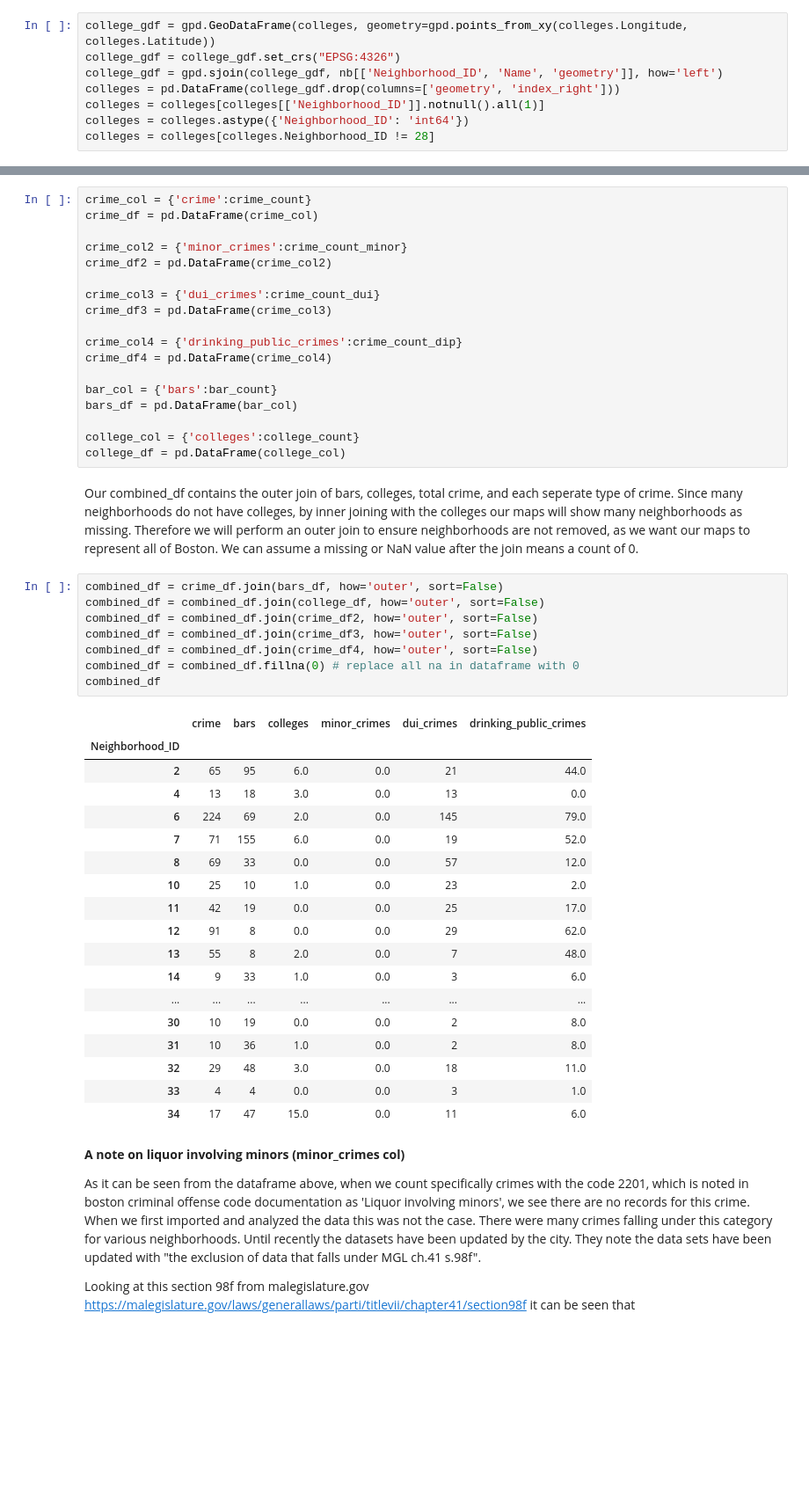
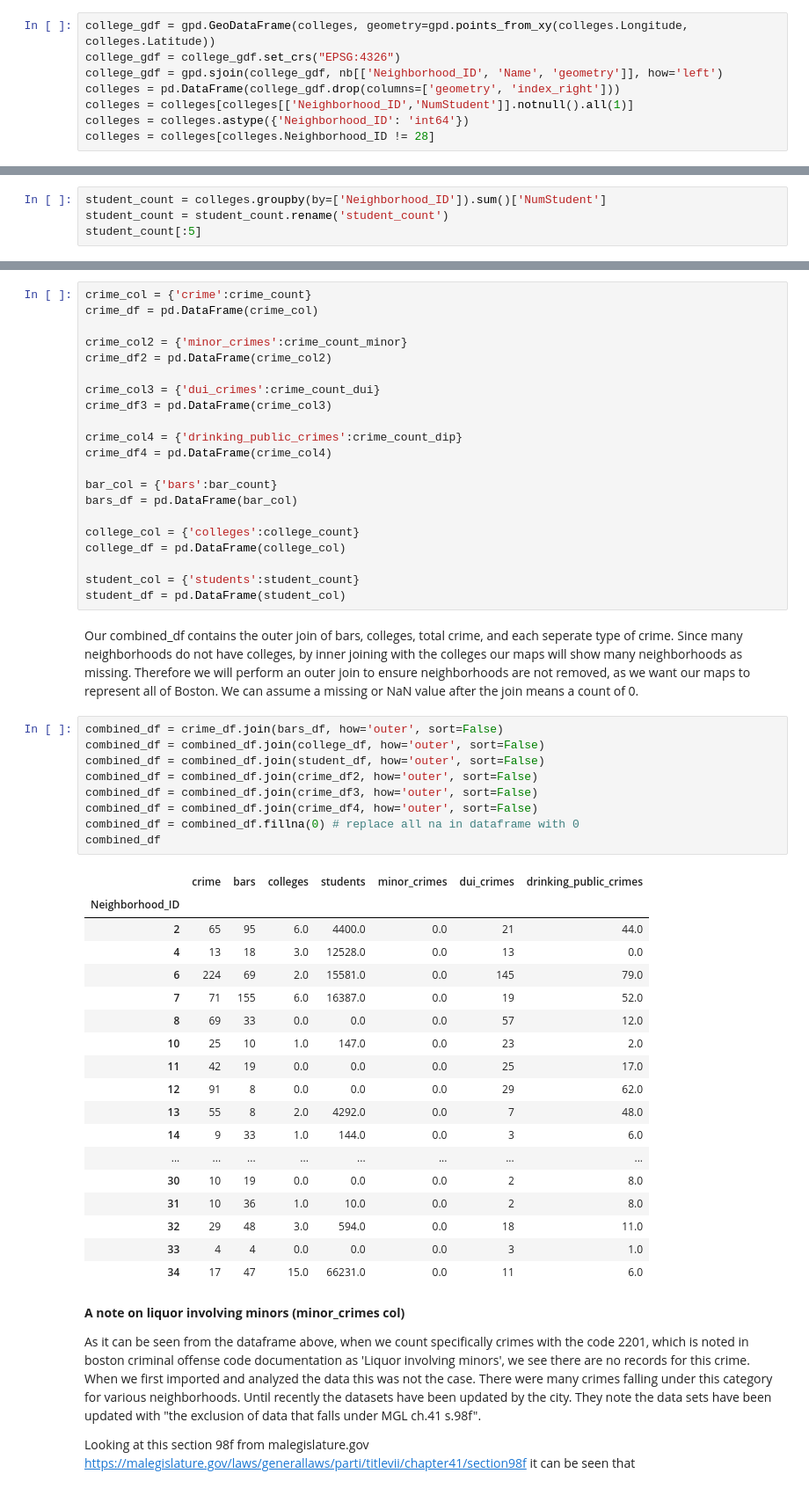
Before and after one commit to pickdani/Bostonography-Final, a Jupyter notebook: data-manipulation.ipynb, the cells around one changed output, grey strips where cells are left out. Shown at 88% size. Drawn from its saved outputs; the diff is of its cells as text; blank space fills up the shorter version.

```diff
--- a/data-manipulation.ipynb
+++ b/data-manipulation.ipynb
@@ -211,7 +211,7 @@ college_gdf = gpd.GeoDataFrame(colleges, geometry=gpd.points_from_xy(colleges.Lo
 college_gdf = college_gdf.set_crs("EPSG:4326")
 college_gdf = gpd.sjoin(college_gdf, nb[['Neighborhood_ID', 'Name', 'geometry']], how='left')
 colleges = pd.DataFrame(college_gdf.drop(columns=['geometry', 'index_right']))
-colleges = colleges[colleges[['Neighborhood_ID']].notnull().all(1)]
+colleges = colleges[colleges[['Neighborhood_ID','NumStudent']].notnull().all(1)]
 colleges = colleges.astype({'Neighborhood_ID': 'int64'})
 colleges = colleges[colleges.Neighborhood_ID != 28]
 # %% [markdown]
@@ -320,0 +323,4 @@ Name: college_count, dtype: int64
+# %%
+student_count = colleges.groupby(by=['Neighborhood_ID']).sum()['NumStudent']
+student_count = student_count.rename('student_count')
+student_count[:5]
@@ -338,36 +352,40 @@ bars_df = pd.DataFrame(bar_col)
 
 college_col = {'colleges':college_count}
 college_df = pd.DataFrame(college_col)
+
+student_col = {'students':student_count}
+student_df = pd.DataFrame(student_col)
 # %% [markdown]
 Our combined_df contains the outer join of bars, colleges, total crime, and each seperate type of crime. Since many neighborhoods do not have colleges,
 by inner joining with the colleges our maps will show many neighborhoods as missing. Therefore we will perform an outer join to ensure neighborhoods are not removed, as we want our maps to represent all of Boston. We can assume a missing or NaN value after the join means a count of 0.
 # %%
 combined_df = crime_df.join(bars_df, how='outer', sort=False)
 combined_df = combined_df.join(college_df, how='outer', sort=False)
+combined_df = combined_df.join(student_df, how='outer', sort=False)
 combined_df = combined_df.join(crime_df2, how='outer', sort=False)
 combined_df = combined_df.join(crime_df3, how='outer', sort=False)
 combined_df = combined_df.join(crime_df4, how='outer', sort=False)
 combined_df = combined_df.fillna(0) # replace all na in dataframe with 0
 combined_df
 # %% [output]
-|  | crime | bars | colleges | minor_crimes | dui_crimes | drinking_public_crimes |
-| Neighborhood_ID |  |  |  |  |  |  |
-| 2 | 65 | 95 | 6.0 | 0.0 | 21 | 44.0 |
-| 4 | 13 | 18 | 3.0 | 0.0 | 13 | 0.0 |
-| 6 | 224 | 69 | 2.0 | 0.0 | 145 | 79.0 |
-| 7 | 71 | 155 | 6.0 | 0.0 | 19 | 52.0 |
-| 8 | 69 | 33 | 0.0 | 0.0 | 57 | 12.0 |
-| 10 | 25 | 10 | 1.0 | 0.0 | 23 | 2.0 |
-| 11 | 42 | 19 | 0.0 | 0.0 | 25 | 17.0 |
-| 12 | 91 | 8 | 0.0 | 0.0 | 29 | 62.0 |
-| 13 | 55 | 8 | 2.0 | 0.0 | 7 | 48.0 |
-| 14 | 9 | 33 | 1.0 | 0.0 | 3 | 6.0 |
-| ... | ... | ... | ... | ... | ... | ... |
-| 30 | 10 | 19 | 0.0 | 0.0 | 2 | 8.0 |
-| 31 | 10 | 36 | 1.0 | 0.0 | 2 | 8.0 |
-| 32 | 29 | 48 | 3.0 | 0.0 | 18 | 11.0 |
-| 33 | 4 | 4 | 0.0 | 0.0 | 3 | 1.0 |
-| 34 | 17 | 47 | 15.0 | 0.0 | 11 | 6.0 |
+|  | crime | bars | colleges | students | minor_crimes | dui_crimes | drinking_public_crimes |
+| Neighborhood_ID |  |  |  |  |  |  |  |
+| 2 | 65 | 95 | 6.0 | 4400.0 | 0.0 | 21 | 44.0 |
+| 4 | 13 | 18 | 3.0 | 12528.0 | 0.0 | 13 | 0.0 |
+| 6 | 224 | 69 | 2.0 | 15581.0 | 0.0 | 145 | 79.0 |
+| 7 | 71 | 155 | 6.0 | 16387.0 | 0.0 | 19 | 52.0 |
+| 8 | 69 | 33 | 0.0 | 0.0 | 0.0 | 57 | 12.0 |
+| 10 | 25 | 10 | 1.0 | 147.0 | 0.0 | 23 | 2.0 |
+| 11 | 42 | 19 | 0.0 | 0.0 | 0.0 | 25 | 17.0 |
+| 12 | 91 | 8 | 0.0 | 0.0 | 0.0 | 29 | 62.0 |
+| 13 | 55 | 8 | 2.0 | 4292.0 | 0.0 | 7 | 48.0 |
+| 14 | 9 | 33 | 1.0 | 144.0 | 0.0 | 3 | 6.0 |
+| ... | ... | ... | ... | ... | ... | ... | ... |
+| 30 | 10 | 19 | 0.0 | 0.0 | 0.0 | 2 | 8.0 |
+| 31 | 10 | 36 | 1.0 | 10.0 | 0.0 | 2 | 8.0 |
+| 32 | 29 | 48 | 3.0 | 594.0 | 0.0 | 18 | 11.0 |
+| 33 | 4 | 4 | 0.0 | 0.0 | 0.0 | 3 | 1.0 |
+| 34 | 17 | 47 | 15.0 | 66231.0 | 0.0 | 11 | 6.0 |
 # %% [markdown]
 **A note on liquor involving minors (minor_crimes col)**
 
```
Also changed, not shown: parts of 7 cells of this notebook.
